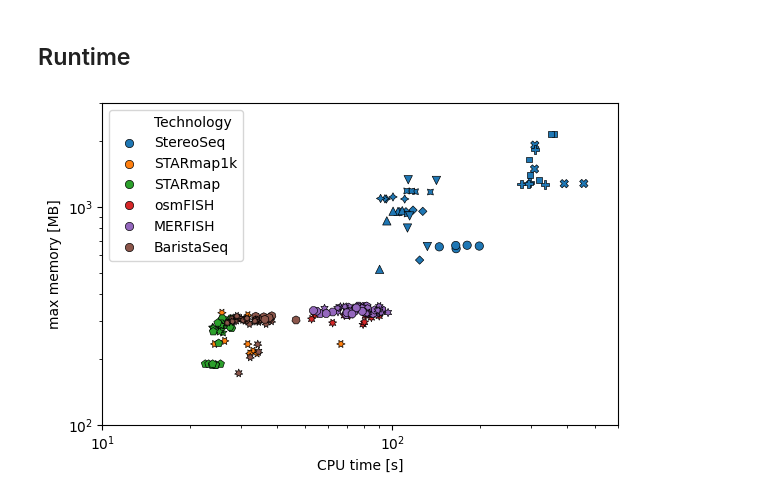
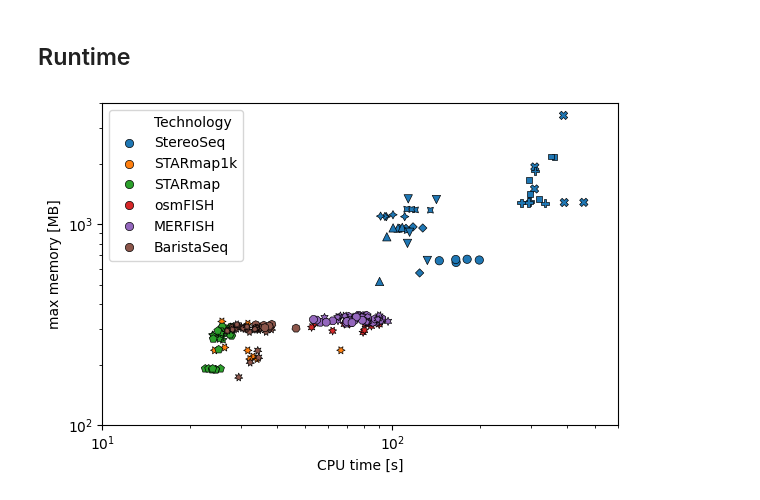
Before and after one commit to HiDiHlabs/SpatialLeiden-Study, a Jupyter notebook: 3_Fig.ipynb, the cells around one changed output. Cells and saved outputs as stored; diff of their text form; code cells hidden in the pictures.

Commit message:
update memory-runtime plot

```diff
--- a/3_Fig.ipynb
+++ b/3_Fig.ipynb
@@ -476,24 +476,23 @@ runtime_stats.to_csv(fig_dir / "runtime_memory.tsv", sep="\t", index=False)
 # %%
 fig_runtime, ax = plt.subplots(figsize=(6, 4))
 
 sns.scatterplot(
     data=runtime_stats.assign(
         Technology=lambda df: df["sample"].map(sample2technology)
     ),
     x="CPU time [s]",
     y="max memory [MB]",
     hue="Technology",
     style="sample",
     edgecolors="black",
     ax=ax,
 )
-_ = ax.set(xscale="log", yscale="log", xlim=(10, 600), ylim=(100, 3_000))
+_ = ax.set(xscale="log", yscale="log", xlim=(10, 600), ylim=(100, 4_000))
 
 h, l = ax.get_legend_handles_labels()
-
 _ = ax.legend(h[:7], l[:7], loc="upper left")
 
 fig_runtime.tight_layout()
 fig_runtime.savefig(fig_dir / "Fig_Runtime.pdf", dpi=600)
 # %% [output]
-[figure, old version]
+[figure, new version]
```
